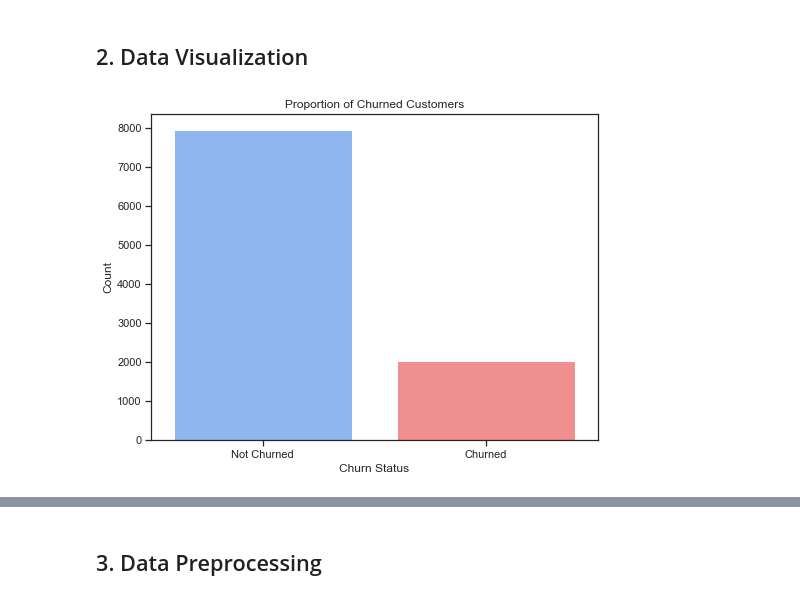
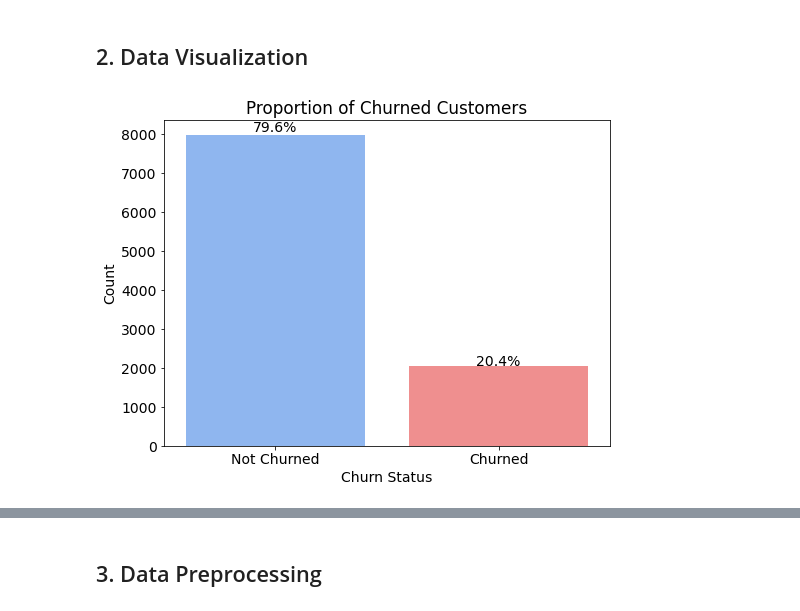
Before and after one commit to noellymadeleine/CustomerChurnPred, a Jupyter notebook: CustomerChurnPred.ipynb, the cells around one changed output, grey strips where cells are left out. Drawn from its saved outputs; the diff is of its cells as text; code cells hidden in the pictures.

Commit message:
Adding comments/conculsion on the analysis and refining the plots/README

```diff
--- a/CustomerChurnPred.ipynb
+++ b/CustomerChurnPred.ipynb
@@ -96,18 +96,37 @@ The dataset consists of information about 10,000 bank customers. Here are some k
 # %% [markdown]
 ## 2. Data Visualization
 # %%
-# Create a countplot to visualize the proportion of churned customers
+# Calculate the percentage of churned and retained customers
+churned_percent = df['churn'].value_counts(normalize=True)[1] * 100
+retained_percent = df['churn'].value_counts(normalize=True)[0] * 100
 
 # Adjust the figure size and fontsize
 plt.figure(figsize=(8, 6))  # Set the figure size as desired
 plt.rcParams.update({'font.size': 14})  # Set the desired fontsize
 
+# Create a countplot to visualize the proportion of churned customers
 sns.countplot(data=df, x='churn', palette=['#7FB3FF', '#FF7F7F'])
 plt.title('Proportion of Churned Customers')
 plt.xlabel('Churn Status')
 plt.ylabel('Count')
 plt.xticks([0, 1], ['Not Churned', 'Churned'])
-plt.savefig('graphs/churnd_or_not_churned.png',dpi = 300)
+
+# Add percentage text on the bars
+total_count = df.shape[0]
+churned_count = df['churn'].value_counts()[1]
+retained_count = df['churn'].value_counts()[0]
+
+# Calculate the y-coordinate for label placement above the tick
+y_churned = churned_count + 30 if churned_count > retained_count else churned_count - 50
+y_retained = retained_count + 30 if retained_count > churned_count else retained_count - 50
+
+plt.text(1, y_churned, f'{churned_percent:.1f}%', ha='center', va='bottom')
+plt.text(0, y_retained, f'{retained_percent:.1f}%', ha='center', va='bottom')
+
+# Save the plot with better resolution
+plt.savefig('graphs/churned_or_not_churned.png', dpi=300)
+
+# Show the plot
 plt.show()
 # %% [output]
-[figure, old version]
+[figure, new version]
```
Also changed, not shown: parts of 10 cells of this notebook, 6 other files.
